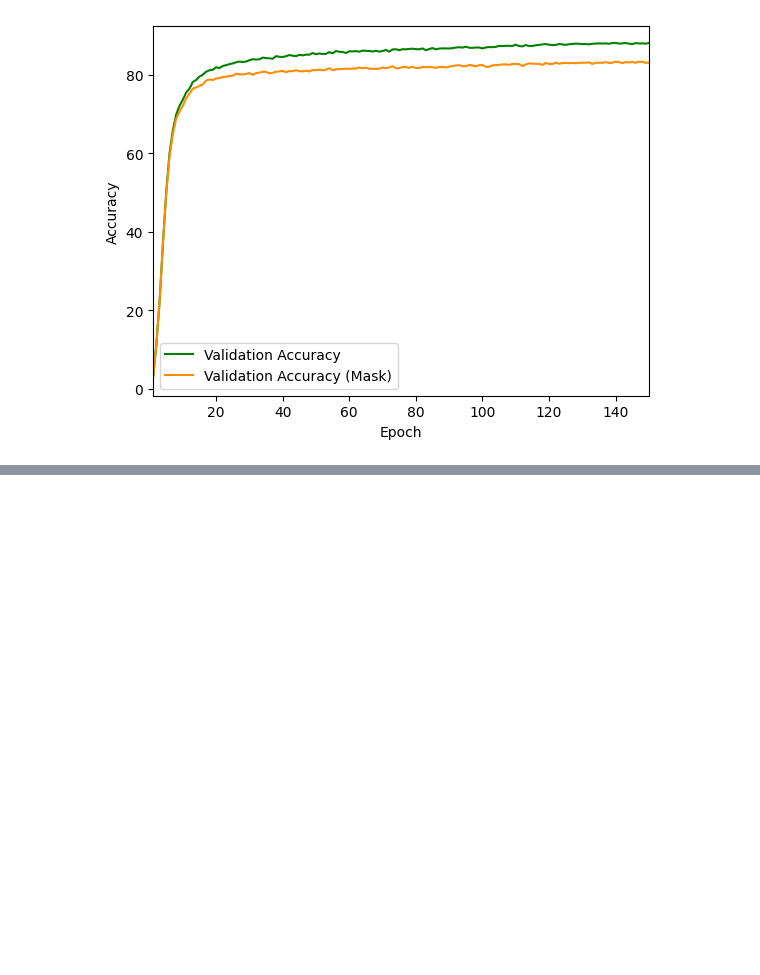
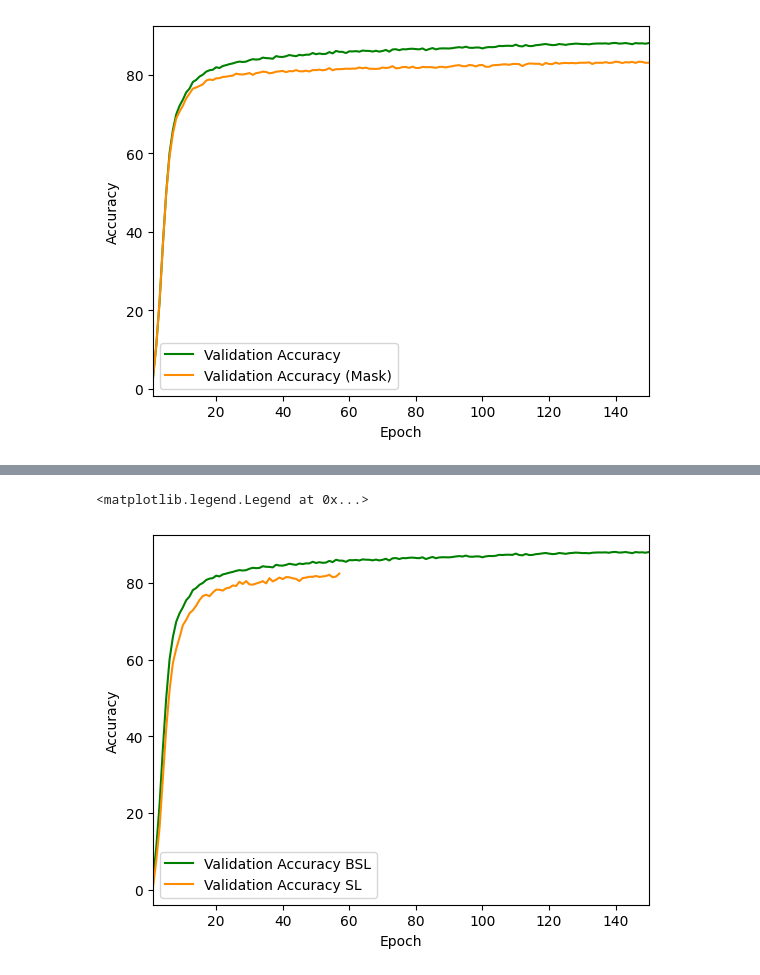
Before and after one commit to orumetsu/MetaFormerBSL, a Jupyter notebook: plots_and_graphics.ipynb, the cells around one changed output, grey strips where cells are left out. Saved outputs shown, nothing was run; the diff lists cells and outputs as text; code cells hidden in the pictures; blank space fills up the shorter version.

```diff
--- a/plots_and_graphics.ipynb
+++ b/plots_and_graphics.ipynb
@@ -140,3 +136,6 @@ plt.legend()
 # %% [output]
 <matplotlib.legend.Legend at 0x...>
 [figure]
+# %%
+normal_test_acc1_bsl = normal_test_acc1
+masked_test_acc1_bsl = masked_test_acc1
@@ -142,0 +259,12 @@ plt.legend()
+# %%
+from matplotlib import pyplot as plt
+
+plt.plot(np.array(range(1, 150 + 1)), normal_test_acc1_bsl, label="Validation Accuracy BSL", color='green')
+plt.plot(np.array(range(1, 57 + 1)), normal_test_acc1, label="Validation Accuracy SL", color='darkorange')
+plt.xlabel("Epoch")
+plt.ylabel("Accuracy")
+plt.xlim(1, 150)
+plt.legend()
+# %% [output]
+<matplotlib.legend.Legend at 0x...>
+[figure, added]
```
Also changed, not shown: parts of 8 cells of this notebook.
